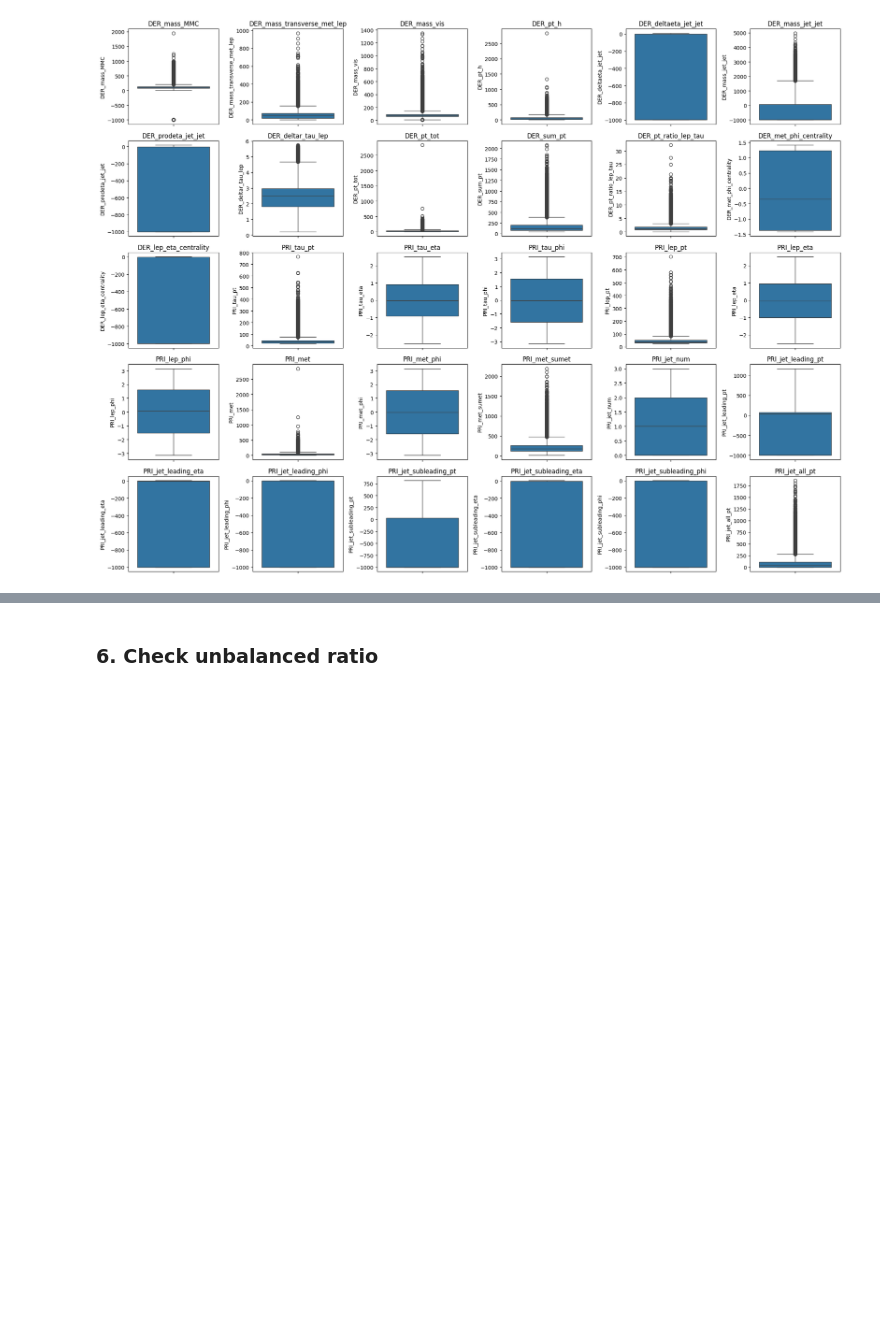
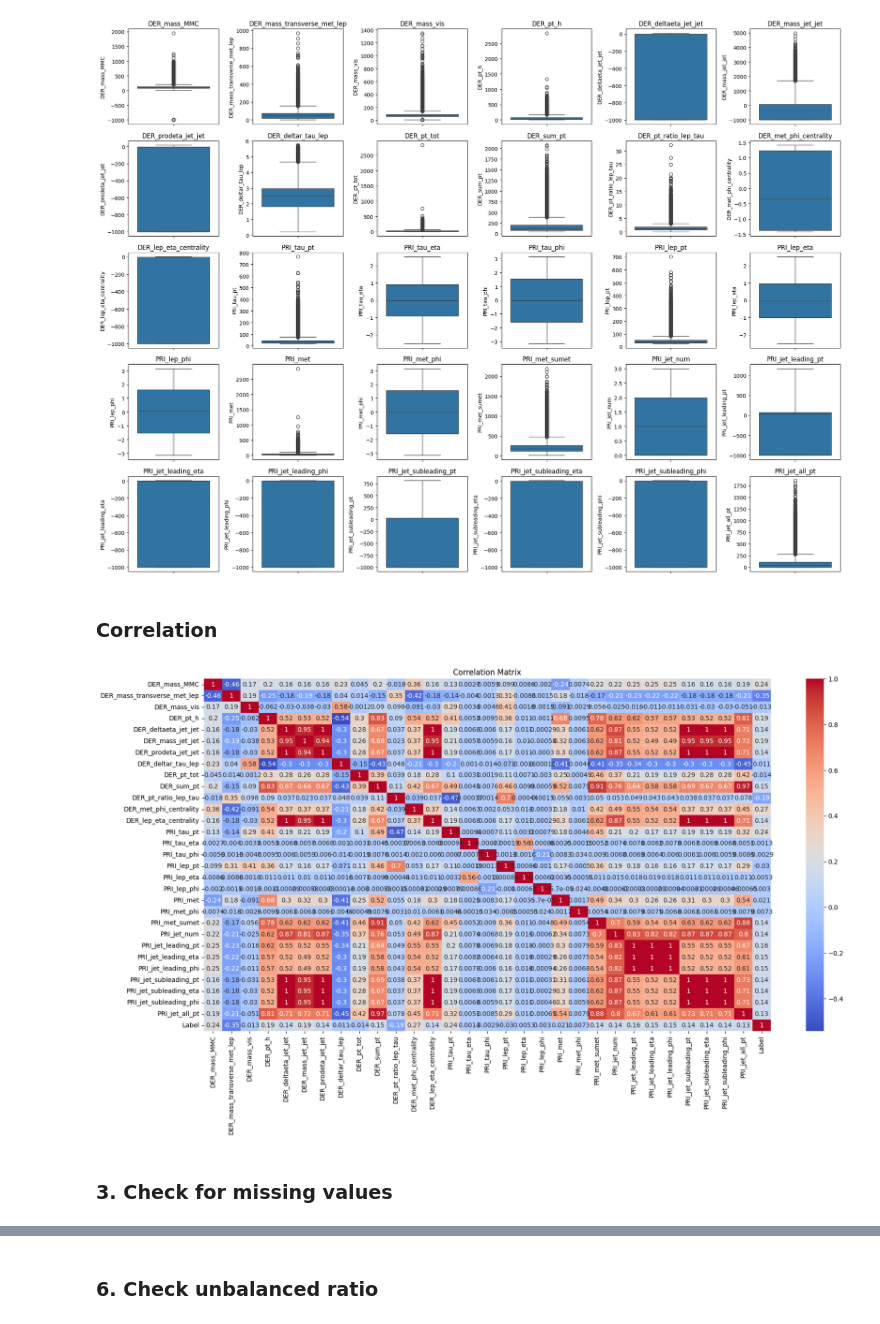
Before and after one commit to aurianemrcln/HomeworkML, a Jupyter notebook: Notebook, ML project - MARCELINO Auriane.ipynb, the cells around one changed output, grey strips where cells are left out. Drawn from its saved outputs; the diff is of its cells as text; code cells hidden in the pictures; blank space fills up the shorter version.

```diff
--- a/Notebook, ML project - MARCELINO Auriane.ipynb
+++ b/Notebook, ML project - MARCELINO Auriane.ipynb
@@ -104,3 +84,15 @@ plt.tight_layout()
 plt.show()
 # %% [output]
 [figure]
+# %% [markdown]
+### Correlation
+# %%
+corr_mat=pd.DataFrame(data, columns=data.columns).corr()
+plt.figure(figsize=(20,10))
+sns.heatmap(corr_mat,annot=True,cmap='coolwarm')
+plt.title('Correlation Matrix')
+plt.show()
+# %% [output]
+[figure, added]
+# %% [markdown]
+### 3. Check for missing values
```
Also changed, not shown: parts of 28 cells of this notebook.
